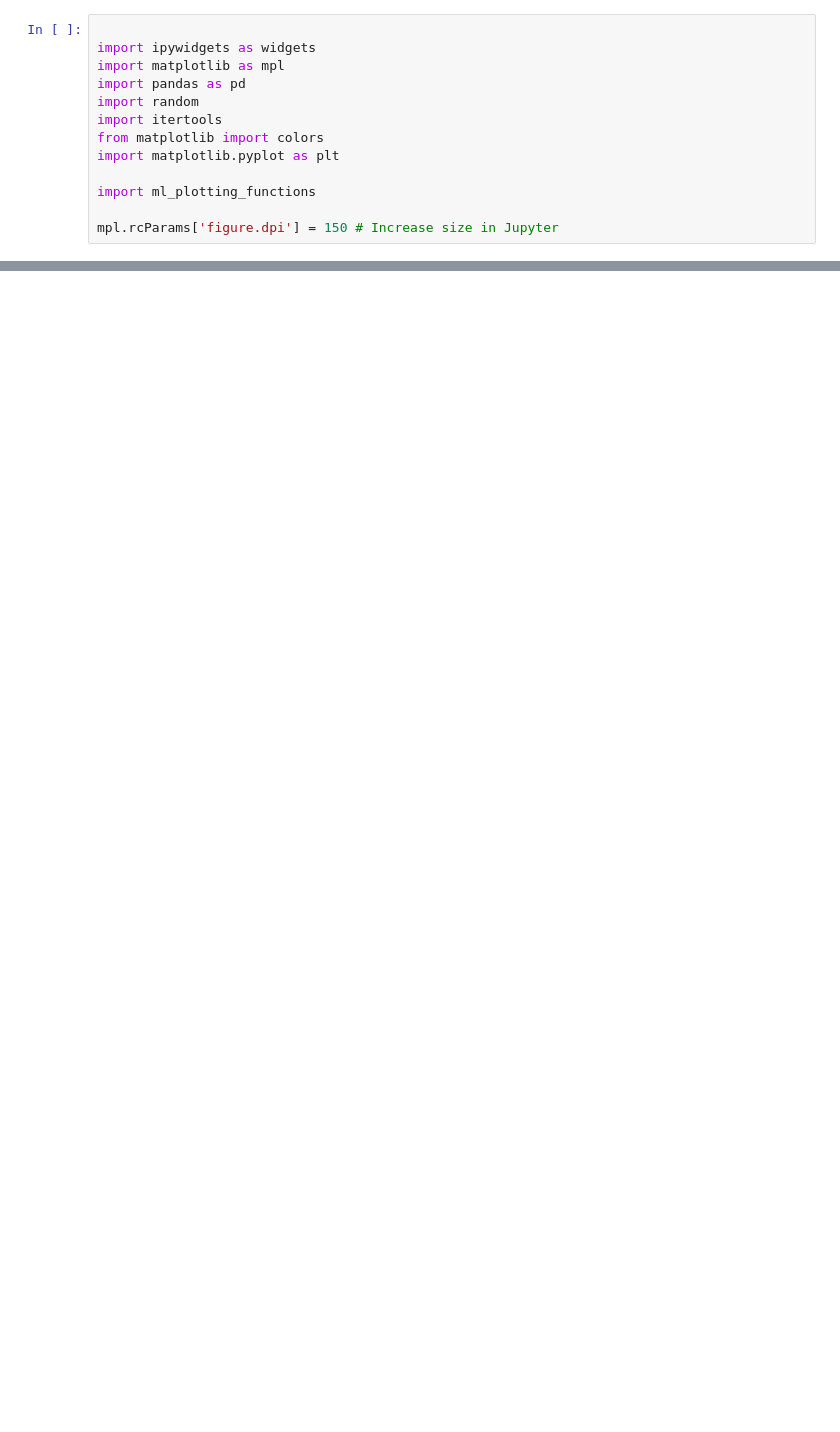
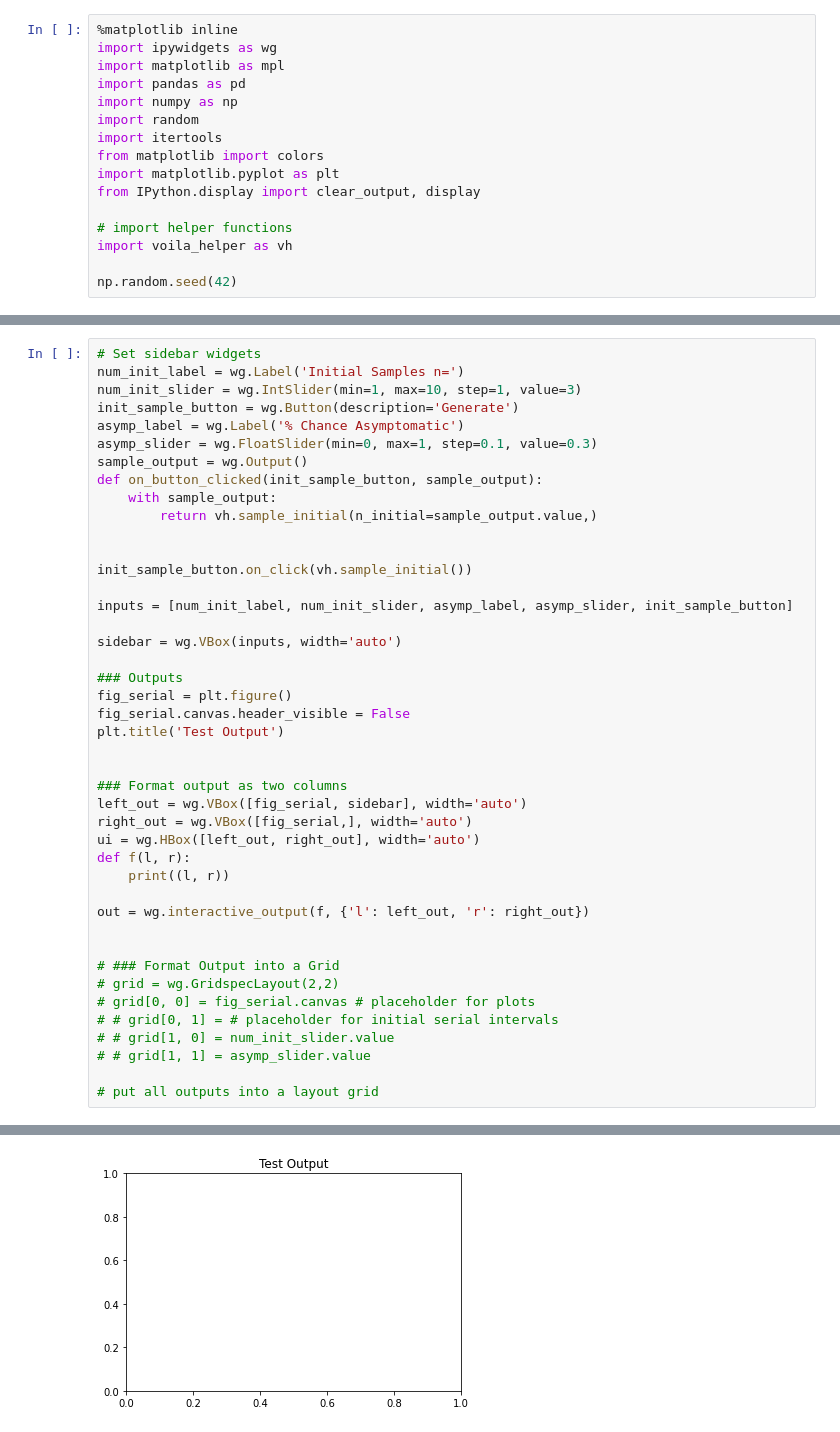
Before and after one commit to covABM/GeoACT_Classroom, a Jupyter notebook: voila_test.ipynb, the cells around one changed output, grey strips where cells are left out. Drawn from its saved outputs; the diff is of its cells as text; blank space fills up the shorter version.

Commit message:
voila

```diff
--- a/voila_test.ipynb
+++ b/voila_test.ipynb
@@ -1,13 +1,16 @@
 # %%
-
-import ipywidgets as widgets
+%matplotlib inline
+import ipywidgets as wg
 import matplotlib as mpl
 import pandas as pd
+import numpy as np
 import random
 import itertools
 from matplotlib import colors
 import matplotlib.pyplot as plt
+from IPython.display import clear_output, display
 
-import ml_plotting_functions
+# import helper functions
+import voila_helper as vh
 
-mpl.rcParams['figure.dpi'] = 150 # Increase size in Jupyter
+np.random.seed(42)
@@ -173,0 +46,44 @@ VBox(children=(HTML(value='\n<h2>Machine Learning Model Evaluation: Visual & Int
+# %%
+# Set sidebar widgets
+num_init_label = wg.Label('Initial Samples n=')
+num_init_slider = wg.IntSlider(min=1, max=10, step=1, value=3)
+init_sample_button = wg.Button(description='Generate')
+asymp_label = wg.Label('% Chance Asymptomatic')
+asymp_slider = wg.FloatSlider(min=0, max=1, step=0.1, value=0.3)
+sample_output = wg.Output()
+def on_button_clicked(init_sample_button, sample_output):
+    with sample_output:
+        return vh.sample_initial(n_initial=sample_output.value,)
+
+
+init_sample_button.on_click(vh.sample_initial())
+
+inputs = [num_init_label, num_init_slider, asymp_label, asymp_slider, init_sample_button]
+
+sidebar = wg.VBox(inputs, width='auto')
+
+### Outputs
+fig_serial = plt.figure()
+fig_serial.canvas.header_visible = False
+plt.title('Test Output')
+
+
+### Format output as two columns
+left_out = wg.VBox([fig_serial, sidebar], width='auto')
+right_out = wg.VBox([fig_serial,], width='auto')
+ui = wg.HBox([left_out, right_out], width='auto')
+def f(l, r):
+    print((l, r))
+
+out = wg.interactive_output(f, {'l': left_out, 'r': right_out})
+
+
+# ### Format Output into a Grid
+# grid = wg.GridspecLayout(2,2)
+# grid[0, 0] = fig_serial.canvas # placeholder for plots
+# # grid[0, 1] = # placeholder for initial serial intervals
+# # grid[1, 0] = num_init_slider.value
+# # grid[1, 1] = asymp_slider.value
+
+# put all outputs into a layout grid
+# %% [output]
@@ -173,0 +91 @@ VBox(children=(HTML(value='\n<h2>Machine Learning Model Evaluation: Visual & Int
+[figure, added]
```
Also changed, not shown: parts of 9 cells of this notebook, 1 other file.
